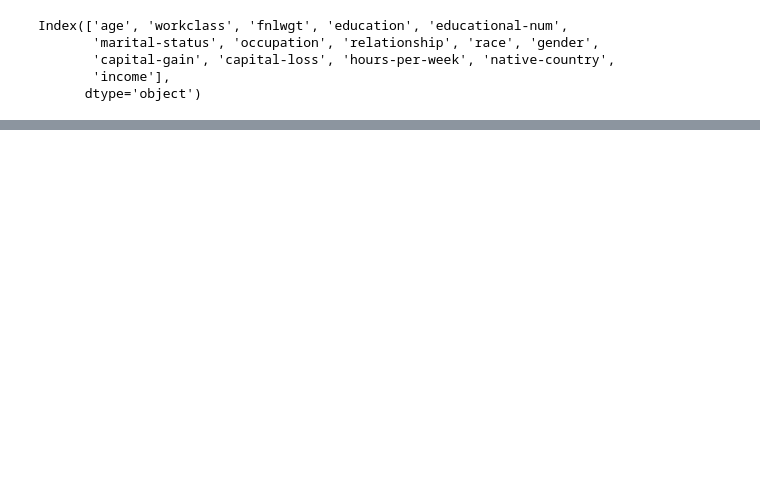
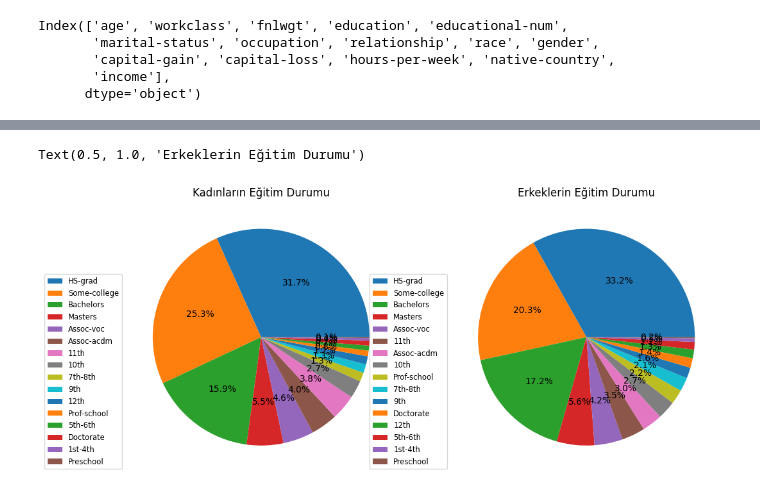
Before and after one commit to yldrmgaye/sislab-final, a Jupyter notebook: main.ipynb, the cells around one changed output, grey strips where cells are left out. Saved outputs shown, nothing was run; the diff lists cells and outputs as text; code cells hidden in the pictures; blank space fills up the shorter version.

```diff
--- a/main.ipynb
+++ b/main.ipynb
@@ -37,0 +143,16 @@ Index(['age', 'workclass', 'fnlwgt', 'education', 'educational-num',
+# %%
+female_education_counts=df[df['gender'] == 'Female']['education'].value_counts()
+male_education_counts = df[df['gender'] == 'Male']['education'].value_counts()
+
+fig, axs = plt.subplots(1, 2, figsize=(12, 6))
+
+axs[0].pie(female_education_counts, labels=None, autopct='%1.1f%%' )
+axs[0].legend(labels=female_education_counts.index, loc="lower right", bbox_to_anchor=(0, 0), fontsize='small')
+axs[0].set_title('Kadınların Eğitim Durumu')
+
+axs[1].pie(male_education_counts, labels=None, autopct='%1.1f%%' )
+axs[1].legend(labels=male_education_counts.index, loc="lower right", bbox_to_anchor=(0, 0), fontsize='small')
+axs[1].set_title('Erkeklerin Eğitim Durumu')
+# %% [output]
+Text(0.5, 1.0, 'Erkeklerin Eğitim Durumu')
+[figure, added]
```
Also changed, not shown: parts of 17 cells of this notebook.
